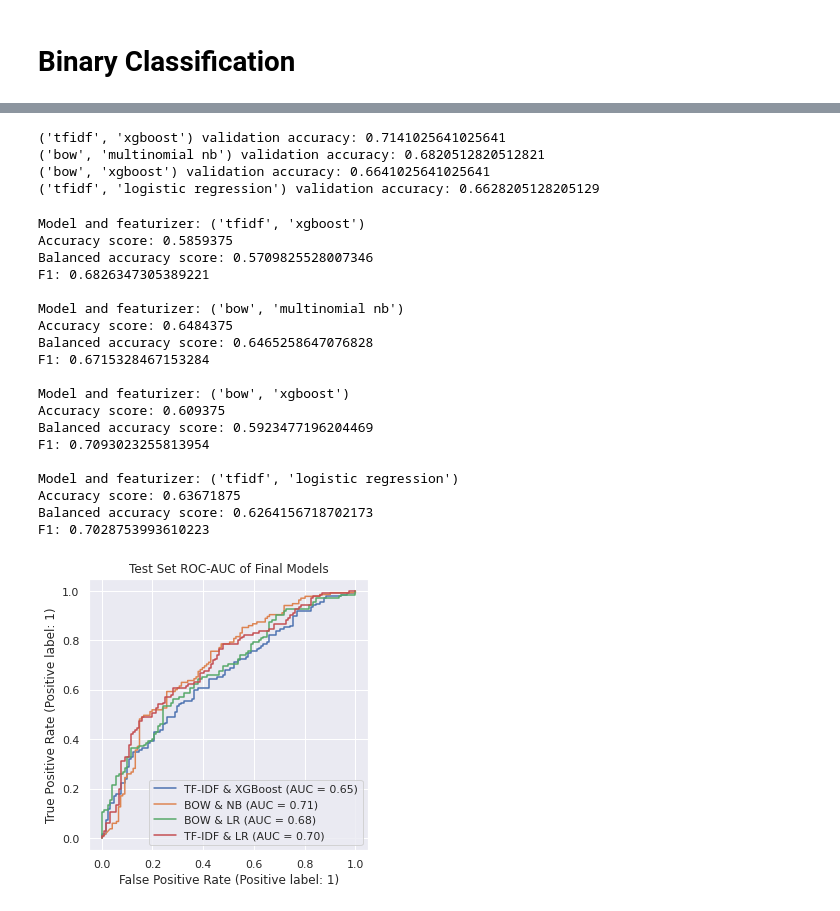
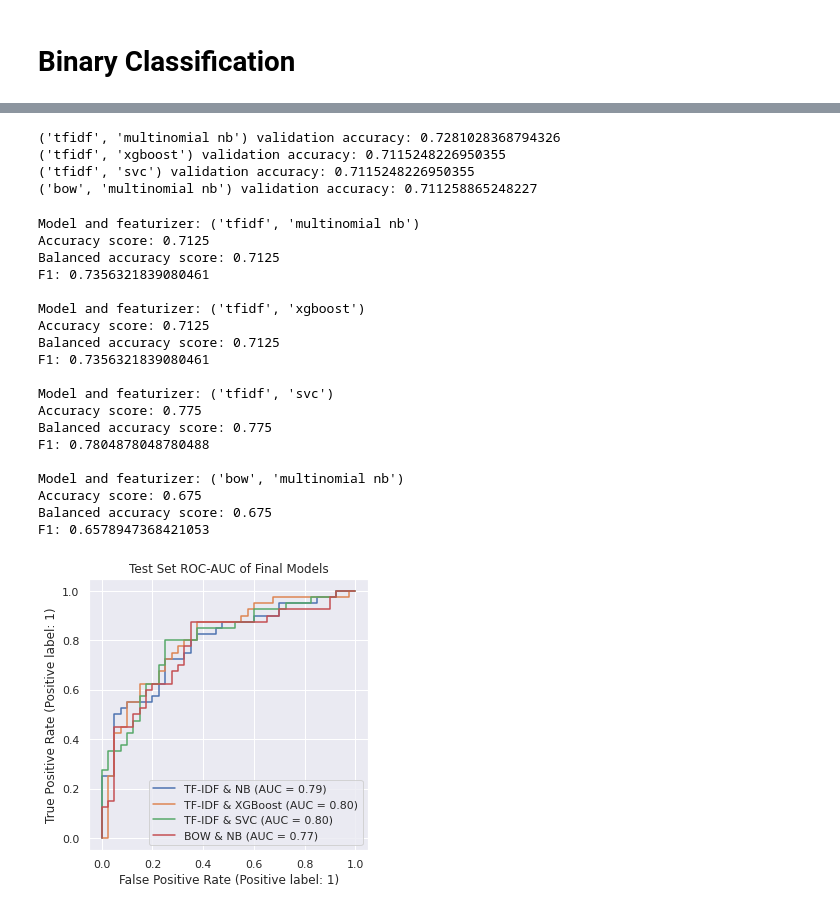
Before and after one commit to aishwarya-rm/cos524_project, a Jupyter notebook: topic_modeling.ipynb, the cells around one changed output, grey strips where cells are left out. Saved outputs shown, nothing was run; the diff lists cells and outputs as text; code cells hidden in the pictures.

Commit message:
Updated notebook using a 20\% split for the test set

```diff
--- a/topic_modeling.ipynb
+++ b/topic_modeling.ipynb
@@ -39,6 +39,7 @@ all_abstracts
 # %%
 path = "data/"
 all_abstracts = pd.read_csv(path + "all-abstracts-labeled.csv")
+all_abstracts['abstract'] = all_abstracts['abstract'].apply(lambda x: ' '.join(x.split('\n')))
 industry = list(all_abstracts[all_abstracts['industry'] == True]['abstract'])
 academia = list(all_abstracts[all_abstracts['industry'] == False]['abstract'])
 full_dataset = industry + academia
@@ -267,4 +268,4 @@ y_industry = [1]*len(x_industry)
 X = x_academia + x_industry
 y = y_academia + y_industry
 # %%
-X_train, X_test, y_train, y_test = train_test_split(X, y, test_size=0.8, random_state=0)
+X_train, X_test, y_train, y_test = train_test_split(X, y, test_size=0.25, random_state=0)
@@ -458,53 +465,55 @@ best_acc_models = sorted(name_and_models, key=lambda tup: -1 * tup[1].best_score
 for bm in best_acc_models:
     print(f"{bm[0]} validation accuracy: {bm[1].best_score_}")
 # %% [output]
-('tfidf', 'xgboost') validation accuracy: 0.7141025641025641
-('bow', 'multinomial nb') validation accuracy: 0.6820512820512821
-('bow', 'xgboost') validation accuracy: 0.6641025641025641
-('tfidf', 'logistic regression') validation accuracy: 0.6628205128205129
+('tfidf', 'multinomial nb') validation accuracy: 0.7281028368794326
+('tfidf', 'xgboost') validation accuracy: 0.7115248226950355
+('tfidf', 'svc') validation accuracy: 0.7115248226950355
+('bow', 'multinomial nb') validation accuracy: 0.711258865248227
 # %%
 fig, ax = plt.subplots(figsize=(5, 5))
 
 label_map = {
     ('bow', 'logistic regression'): 'BOW & LR',
     ('bow', 'multinomial nb'): 'BOW & NB',
     ('tfidf', 'logistic regression'): 'TF-IDF & LR',
+    ('tfidf', 'multinomial nb'): 'TF-IDF & NB',
     ('tfidf', 'xgboost'): 'TF-IDF & XGBoost',
-    ('bow', 'xgboost'): 'BOW & LR'
+    ('tfidf', 'svc'): 'TF-IDF & SVC',
+    ('bow', 'xgboost'): 'BOW & XGBoost'
 }
 
 for bm in best_acc_models:
     model = bm[1].best_estimator_
     print(f"Model and featurizer: {bm[0]}")
 
     prediction = model.predict(X_test)
     print(f"Accuracy score: {accuracy_score(y_test, prediction)}")
     print(f"Balanced accuracy score: {balanced_accuracy_score(y_test, prediction)}")
     print(f"F1: {f1_score(y_test, prediction)}")
     disp = plot_roc_curve(model, X_test, y_test, ax=ax, name=label_map[bm[0]])
 
     print()
 
 ax.set_title("Test Set ROC-AUC of Final Models")
-plt.savefig("figures/test_rocauc.png")
+# plt.savefig("figures/test_rocauc.png")
 # %% [output]
+Model and featurizer: ('tfidf', 'multinomial nb')
+Accuracy score: 0.7125
+Balanced accuracy score: 0.7125
+F1: 0.7356321839080461
+
 Model and featurizer: ('tfidf', 'xgboost')
-Accuracy score: 0.5859375
-Balanced accuracy score: 0.5709825528007346
-F1: 0.6826347305389221
+Accuracy score: 0.7125
+Balanced accuracy score: 0.7125
+F1: 0.7356321839080461
+
+Model and featurizer: ('tfidf', 'svc')
+Accuracy score: 0.775
+Balanced accuracy score: 0.775
+F1: 0.7804878048780488
 
 Model and featurizer: ('bow', 'multinomial nb')
-Accuracy score: 0.6484375
-Balanced accuracy score: 0.6465258647076828
-F1: 0.6715328467153284
-
-Model and featurizer: ('bow', 'xgboost')
-Accuracy score: 0.609375
-Balanced accuracy score: 0.5923477196204469
-F1: 0.7093023255813954
-
-Model and featurizer: ('tfidf', 'logistic regression')
-Accuracy score: 0.63671875
-Balanced accuracy score: 0.6264156718702173
-F1: 0.7028753993610223
+Accuracy score: 0.675
+Balanced accuracy score: 0.675
+F1: 0.6578947368421053
-[figure, old version]
+[figure, new version]
```
Also changed, not shown: parts of 10 cells of this notebook, 5 other files.
